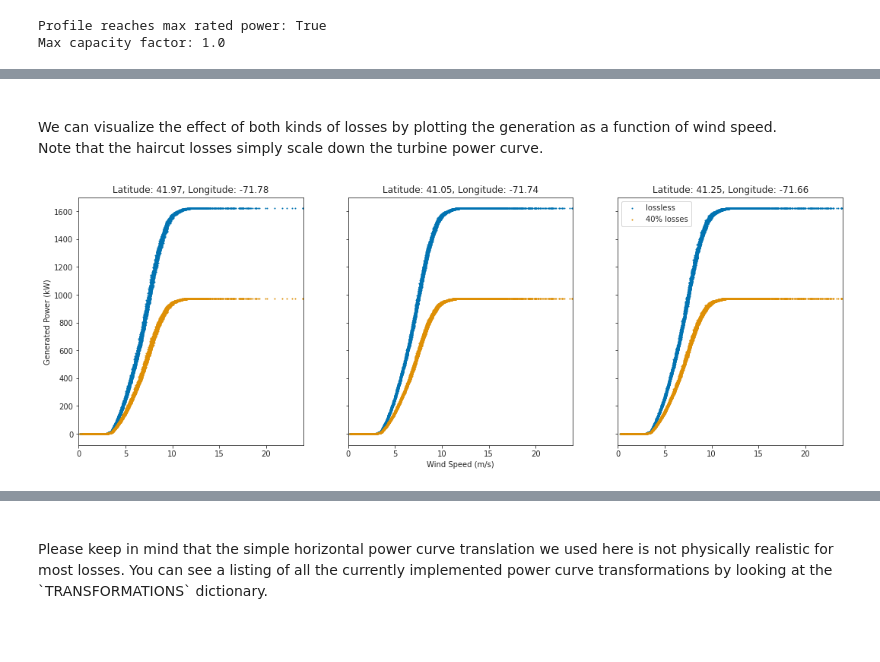
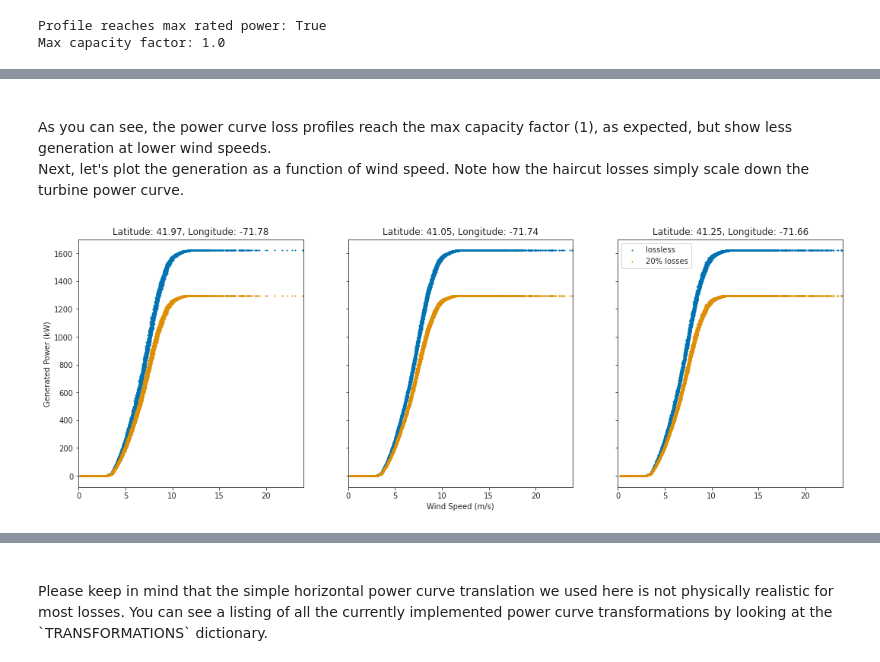
Before and after one commit to NREL/reV, a Jupyter notebook: examples/rev_losses/rev_losses_demo.ipynb, the cells around one changed output, grey strips where cells are left out. Cells and saved outputs as stored; diff of their text form; code cells hidden in the pictures; blank space fills up the shorter version.

Commit message:
Added more plots to example notebook

```diff
--- a/examples/rev_losses/rev_losses_demo.ipynb
+++ b/examples/rev_losses/rev_losses_demo.ipynb
@@ -67,7 +67,7 @@ array([0.42881855, 0.6044542 , 0.5870515 ], dtype=float32)
 <br>
 Let's also run generation with only haircut losses for additional comparison.
 # %%
-TARGET_LOSS = 40  # large value for demo purposes
+TARGET_LOSS = 20  # large value for demo purposes
 
 with tempfile.TemporaryDirectory() as td:
     sam_fp = os.path.join(td, 'gen.json')
@@ -151,0 +158,15 @@ Max capacity factor: 1.0
+# %%
+x_time = np.arange(250, 340)
+fig, axes = plt.subplots(1, lat_lons.shape[0], figsize=(18, 6), sharey=True)
+for ind, (ax, lat_lon) in enumerate(zip(axes, lat_lons)):
+    ax.plot(
+        x_time, gen_haircut.out['cf_profile'][x_time, ind], '-',
+        x_time, gen.out['cf_profile'][x_time, ind], '--'
+    )
+    ax.set_title('Latitude: {:0.2f}, Longitude: {:0.2f}'.format(*lat_lon))
+    if ind == 0:
+        ax.set_ylabel("Capacity Factor")
+    elif ind == 1:
+        ax.set_xlabel("Time (Hours)")
+
+ax.legend(['haircut', 'power curve'], loc='best', title="Loss Type");
@@ -152,20 +175,29 @@ Max capacity factor: 1.0
 # %% [markdown]
 <br>
-We can visualize the effect of both kinds of losses by plotting the generation as a function of wind speed.
+As you can see, the power curve loss profiles reach the max capacity factor (1), as expected, but show less generation at lower wind speeds.
 
-Note that the haircut losses simply scale down the turbine power curve.
+
+Next, let's plot the generation as a function of wind speed. Note how the haircut losses simply scale down the turbine power curve.
 # %%
 fig, axes = plt.subplots(1, lat_lons.shape[0], figsize=(18, 6), sharey=True)
 for ind, (ax, lat_lon) in enumerate(zip(axes, lat_lons)):
-    ax.scatter(gen_lossless.out['windspeed'][:, ind], gen_lossless.out['gen_profile'][:, ind], s=1, label='lossless')
-    ax.scatter(gen_haircut.out['windspeed'][:, ind], gen_haircut.out['gen_profile'][:, ind], s=1, label='{}% losses'.format(TARGET_LOSS))
+    ax.scatter(
+        gen_lossless.out['windspeed'][:, ind],
+        gen_lossless.out['gen_profile'][:, ind],
+        s=1, label='lossless'
+    )
+    ax.scatter(
+        gen_haircut.out['windspeed'][:, ind],
+        gen_haircut.out['gen_profile'][:, ind],
+        s=1, label='{}% losses'.format(TARGET_LOSS)
+    )
     ax.set_xlim(0, 24)
     ax.set_title('Latitude: {:0.2f}, Longitude: {:0.2f}'.format(*lat_lon))
     if ind == 0:
         ax.set_ylabel('Generated Power (kW)')
     elif ind == 1:
         ax.set_xlabel('Wind Speed (m/s)')
 
 ax.legend();
 # %% [output]
-[figure, old version]
+[figure, new version]
```
Also changed, not shown: parts of 15 cells of this notebook.
